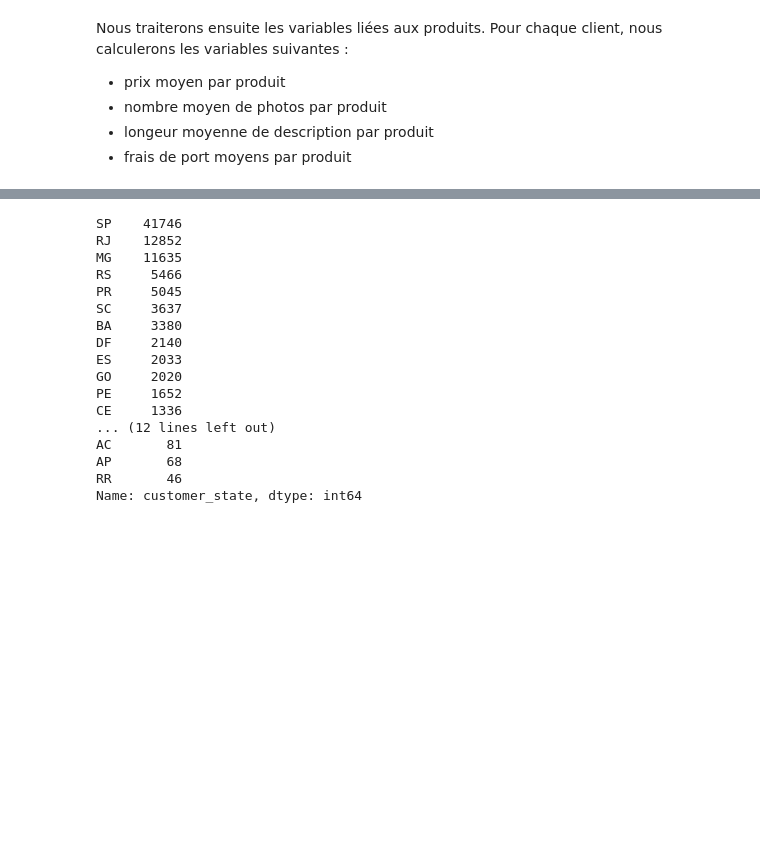
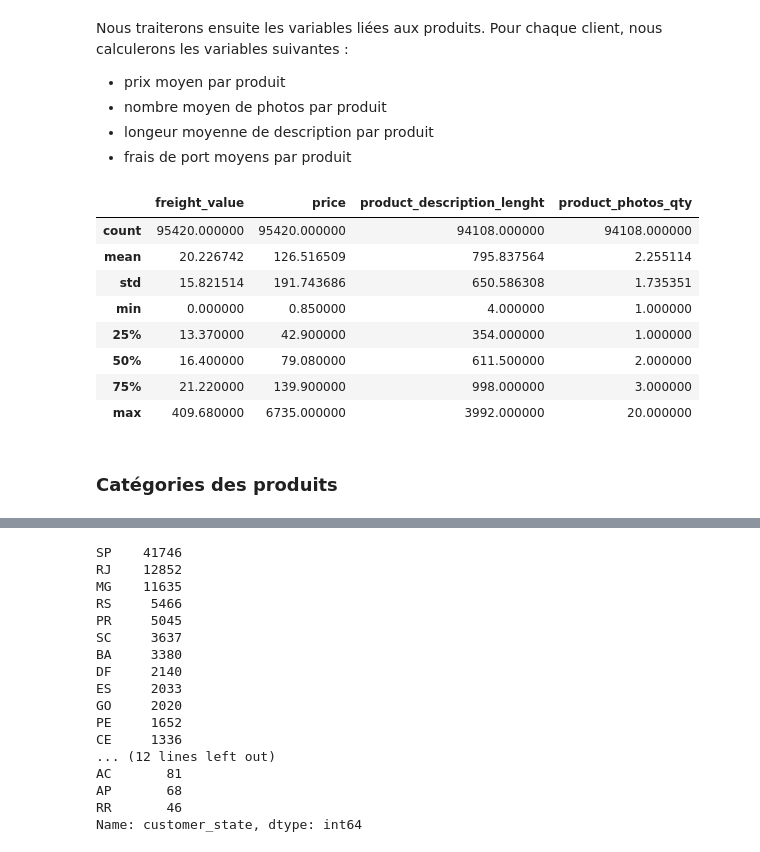
Before and after one commit to Pierre-Eloi/OC_DS_Project5, a Jupyter notebook: Project5_Data_Wrangling.ipynb, the cells around one changed output, grey strips where cells are left out. Saved outputs shown, nothing was run; the diff lists cells and outputs as text; code cells hidden in the pictures; blank space fills up the shorter version.

```diff
--- a/Project5_Data_Wrangling.ipynb
+++ b/Project5_Data_Wrangling.ipynb
@@ -265,0 +278,14 @@ Nous traiterons ensuite les variables liées aux produits. Pour chaque client, n
+# %%
+pivot_products.describe()
+# %% [output]
+|  | freight_value | price | product_description_lenght | product_photos_qty |
+| count | 95420.000000 | 95420.000000 | 94108.000000 | 94108.000000 |
+| mean | 20.226742 | 126.516509 | 795.837564 | 2.255114 |
+| std | 15.821514 | 191.743686 | 650.586308 | 1.735351 |
+| min | 0.000000 | 0.850000 | 4.000000 | 1.000000 |
+| 25% | 13.370000 | 42.900000 | 354.000000 | 1.000000 |
+| 50% | 16.400000 | 79.080000 | 611.500000 | 2.000000 |
+| 75% | 21.220000 | 139.900000 | 998.000000 | 3.000000 |
+| max | 409.680000 | 6735.000000 | 3992.000000 | 20.000000 |
+# %% [markdown]
+### Catégories des produits
```
Also changed, not shown: parts of 18 cells of this notebook.
